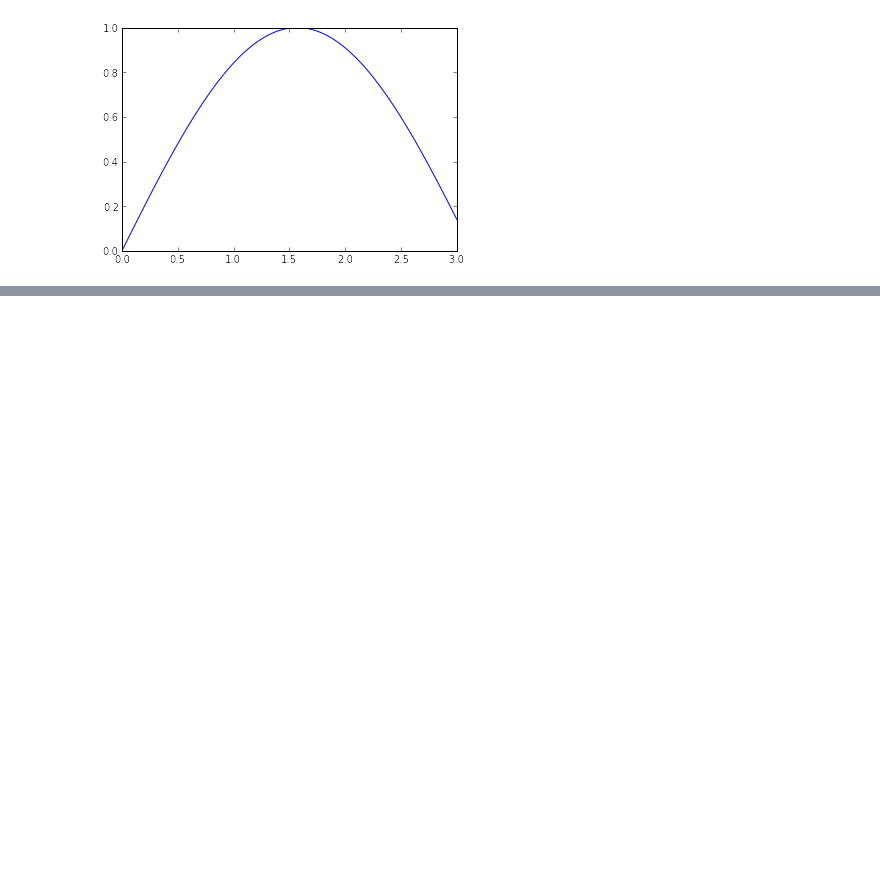
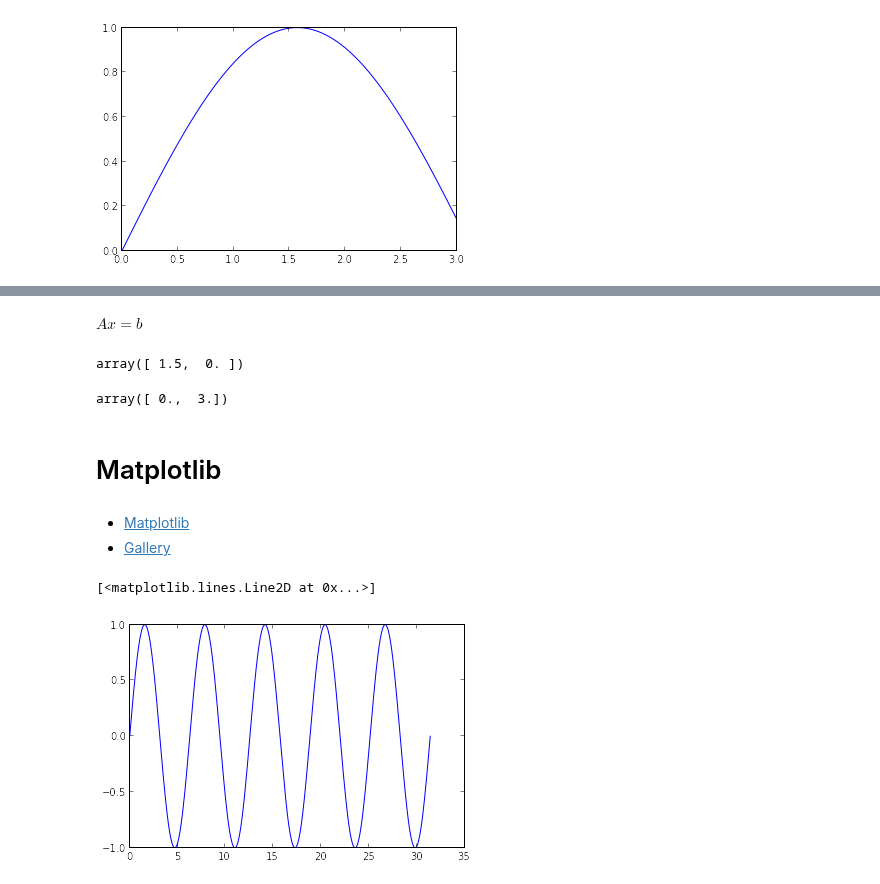
Before and after one commit to AlexanderFabisch/ml_tutorials, a Jupyter notebook: 00_environment.ipynb, the cells around one changed output, grey strips where cells are left out. Drawn from its saved outputs; the diff is of its cells as text; code cells hidden in the pictures; blank space fills up the shorter version.

```diff
--- a/00_environment.ipynb
+++ b/00_environment.ipynb
@@ -100,0 +225,24 @@ array([[ 0.44606833,  0.37918633],
+# %% [markdown]
+$A x = b$
+# %%
+b = np.array([0, 3])
+x = np.linalg.solve(A, b)
+x
+# %% [output]
+array([ 1.5,  0. ])
+# %%
+A.dot(x)
+# %% [output]
+array([ 0.,  3.])
+# %% [markdown]
+# Matplotlib
+# %% [markdown]
+* [Matplotlib](http://matplotlib.org)
+* [Gallery](http://matplotlib.org/gallery.html)
+# %%
+x = np.linspace(0, 10 * np.pi, 500)
+y = np.sin(x)
+plot(x, y)
+# %% [output]
+[<matplotlib.lines.Line2D at 0x...>]
+[figure, added]
```
Also changed, not shown: parts of 44 cells of this notebook, 1 other file.
